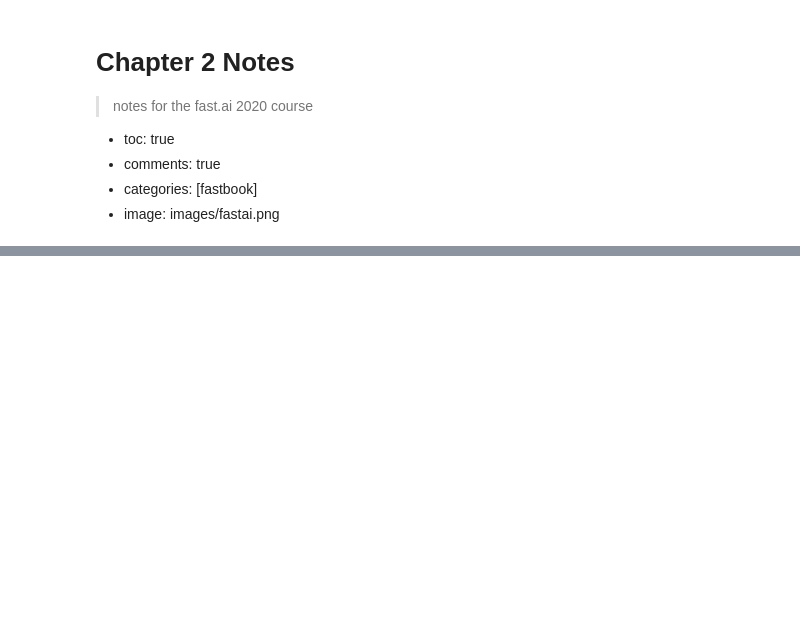
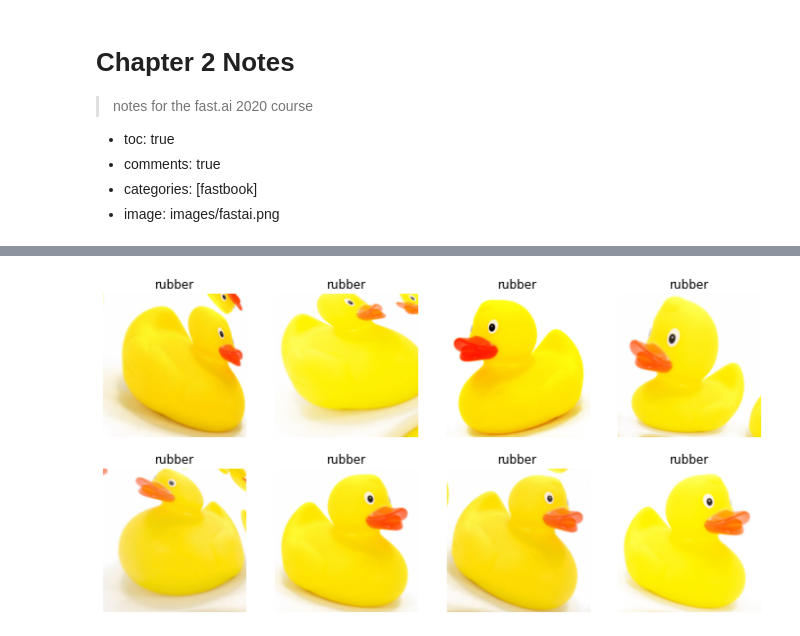
Before and after one commit to MJ-Boruto/blog, a Jupyter notebook: _notebooks/2021-08-02-ch2.ipynb, the cells around one changed output, grey strips where cells are left out. Cells and saved outputs as stored; diff of their text form; code cells hidden in the pictures; blank space fills up the shorter version.

```diff
--- a/_notebooks/2021-08-02-ch2.ipynb
+++ b/_notebooks/2021-08-02-ch2.ipynb
@@ -57,0 +106,6 @@ dls = bears.dataloaders(path)
+# %%
+ducks = ducks.new(item_tfms=Resize(224), batch_tfms=aug_transforms(mult=2))
+dls = ducks.dataloaders(path)
+dls.train.show_batch(max_n=8, nrows=2, unique=True)
+# %% [output]
+[figure, added]
```
Also changed, not shown: parts of 43 cells of this notebook.
